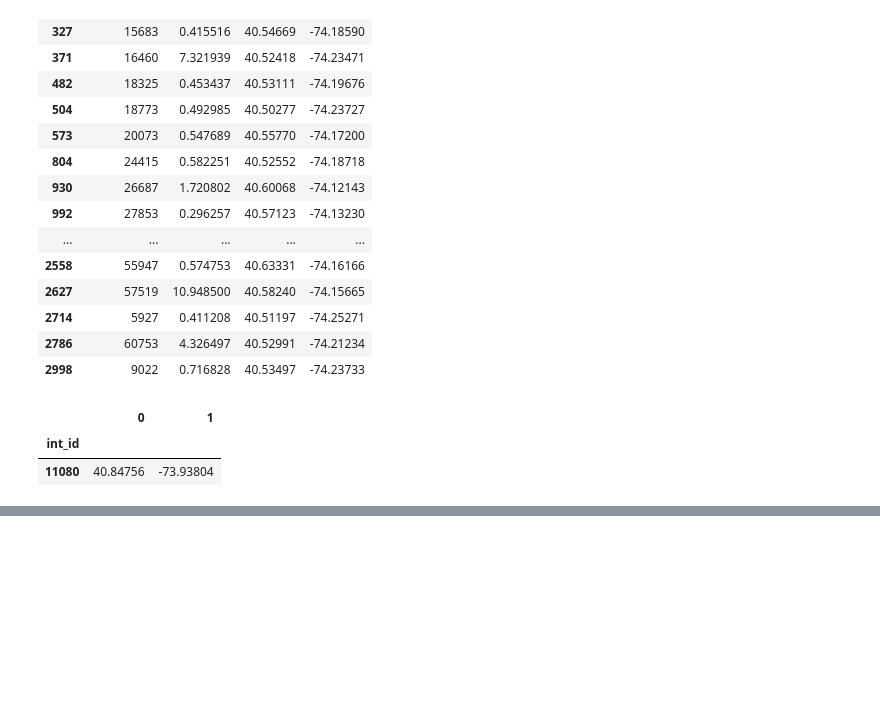
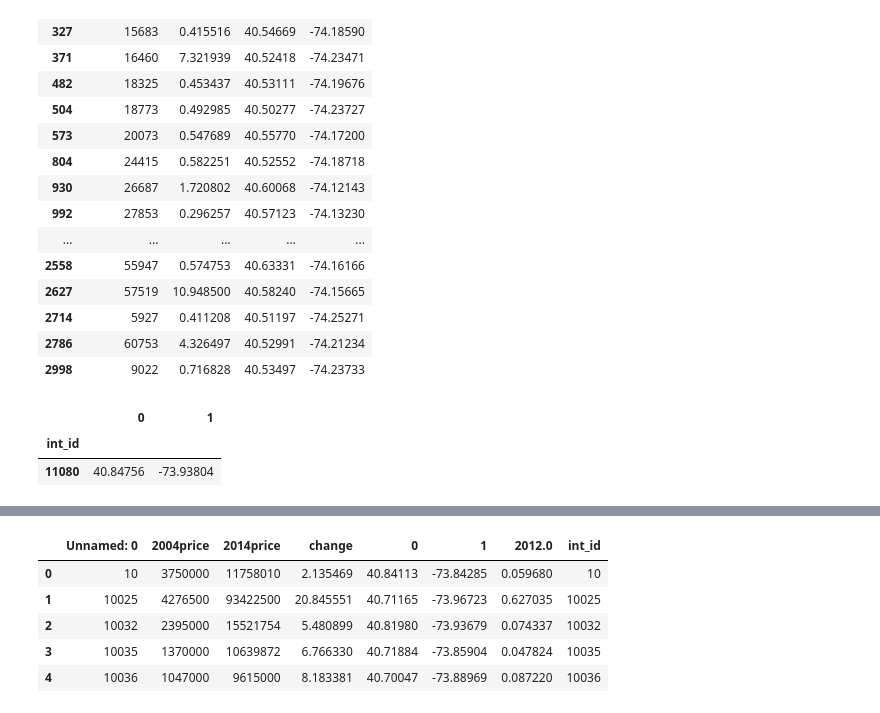
Before and after one commit to AmandaDoyle/BigDataTaxiFinalProject, a Jupyter notebook: filtering_by_both.ipynb, the cells around one changed output, grey strips where cells are left out. Cells and saved outputs as stored; diff of their text form; code cells hidden in the pictures; blank space fills up the shorter version.

```diff
--- a/filtering_by_both.ipynb
+++ b/filtering_by_both.ipynb
@@ -161,3 +152,5 @@ intersections[intersections.index==11080]
 |  | 0 | 1 |
 | int_id |  |  |
 | 11080 | 40.84756 | -73.93804 |
+# %%
+df = pd.read_csv('gentrifiedintspercentchange.csv')
@@ -163,0 +175,3 @@ intersections[intersections.index==11080]
+# %%
+deltas['int_id']=deltas.index
+deltas.head()
@@ -163,0 +185,11 @@ intersections[intersections.index==11080]
+# %%
+df = pd.merge(df, deltas, right_on = 'int_id', left_on='Unnamed: 0')
+# %%
+df.head()
+# %% [output]
+|  | Unnamed: 0 | 2004price | 2014price | change | 0 | 1 | 2012.0 | int_id |
+| 0 | 10 | 3750000 | 11758010 | 2.135469 | 40.84113 | -73.84285 | 0.059680 | 10 |
+| 1 | 10025 | 4276500 | 93422500 | 20.845551 | 40.71165 | -73.96723 | 0.627035 | 10025 |
+| 2 | 10032 | 2395000 | 15521754 | 5.480899 | 40.81980 | -73.93679 | 0.074337 | 10032 |
+| 3 | 10035 | 1370000 | 10639872 | 6.766330 | 40.71884 | -73.85904 | 0.047824 | 10035 |
+| 4 | 10036 | 1047000 | 9615000 | 8.183381 | 40.70047 | -73.88969 | 0.087220 | 10036 |
```
Also changed, not shown: parts of 6 cells of this notebook.
